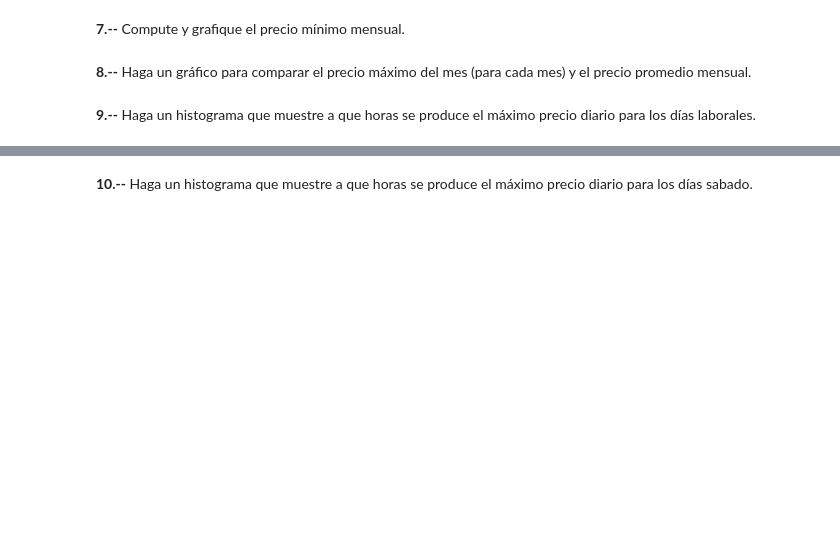
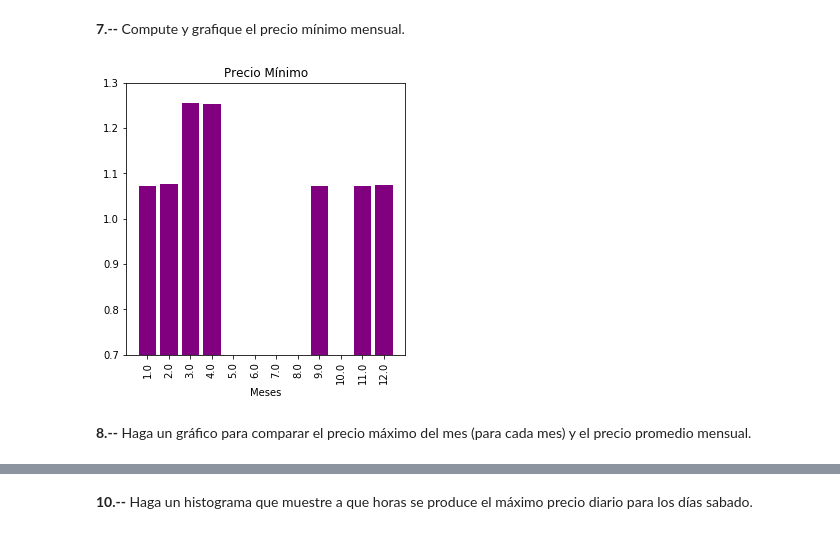
Before and after one commit to cda-2019-01/lab-analisis-exploratorio-de-datos-anapino13, a Jupyter notebook: LAB-precios-electricidad.ipynb, the cells around one changed output, grey strips where cells are left out. Drawn from its saved outputs; the diff is of its cells as text; code cells hidden in the pictures; blank space fills up the shorter version.

```diff
--- a/LAB-precios-electricidad.ipynb
+++ b/LAB-precios-electricidad.ipynb
@@ -57,6 +101,14 @@ To retain the current behavior and silence the warning, pass 'sort=True'.
 # %% [markdown]
 **7.--** Compute y grafique el precio mínimo mensual.
+# %%
+
+plt.figure(figsize=(5,5))
+plt.bar(range(len(dfmesmin)), dfmesmin,color= "purple",)
+plt.ylim(0.7,1.3)
+plt.xticks(range(len(dfmesmin)), list(dfmesmin.index), rotation='vertical')
+plt.title('Precio Mínimo')
+plt.xlabel('Meses');
+# %% [output]
+[figure, added]
 # %% [markdown]
 **8.--** Haga un gráfico para comparar el precio máximo del mes (para cada mes) y el precio promedio mensual.
-# %% [markdown]
-**9.--** Haga un histograma que muestre a que horas se produce el máximo precio diario para los días laborales.
```
Also changed, not shown: parts of 15 cells of this notebook.
